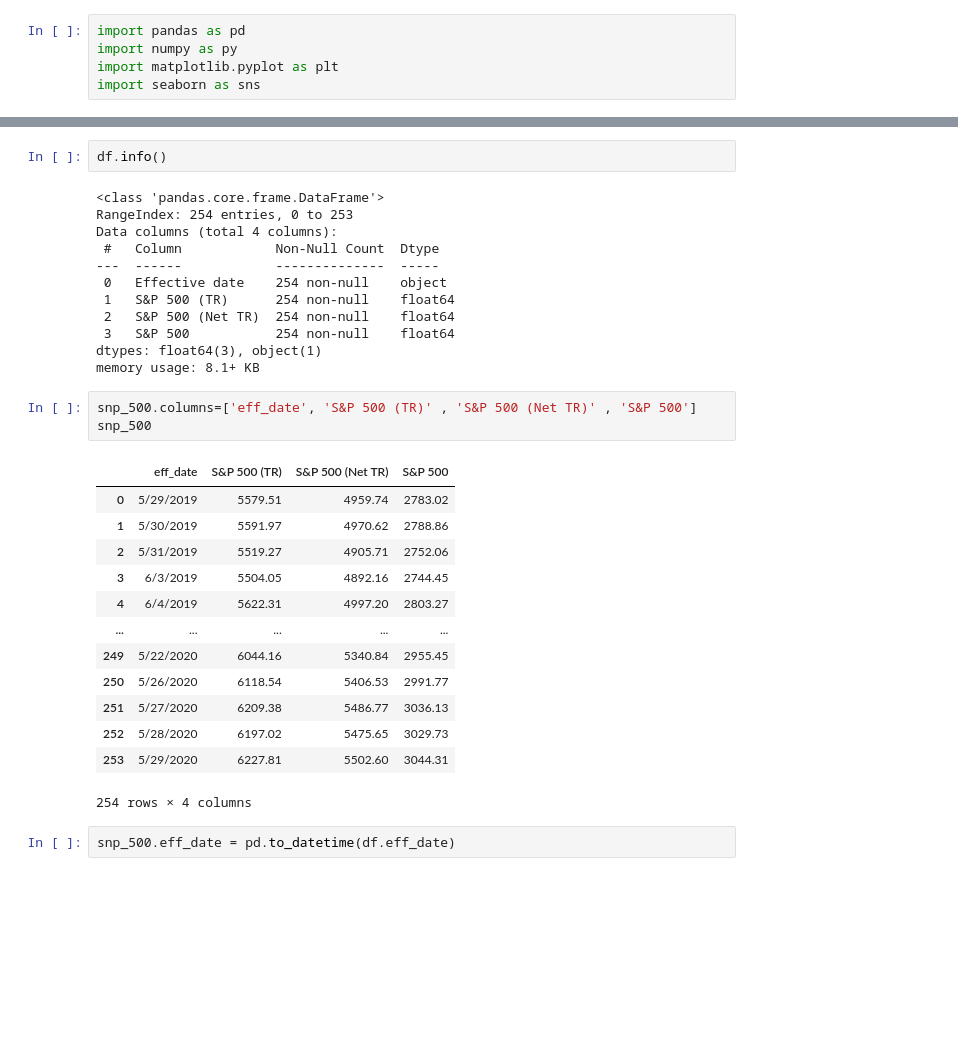
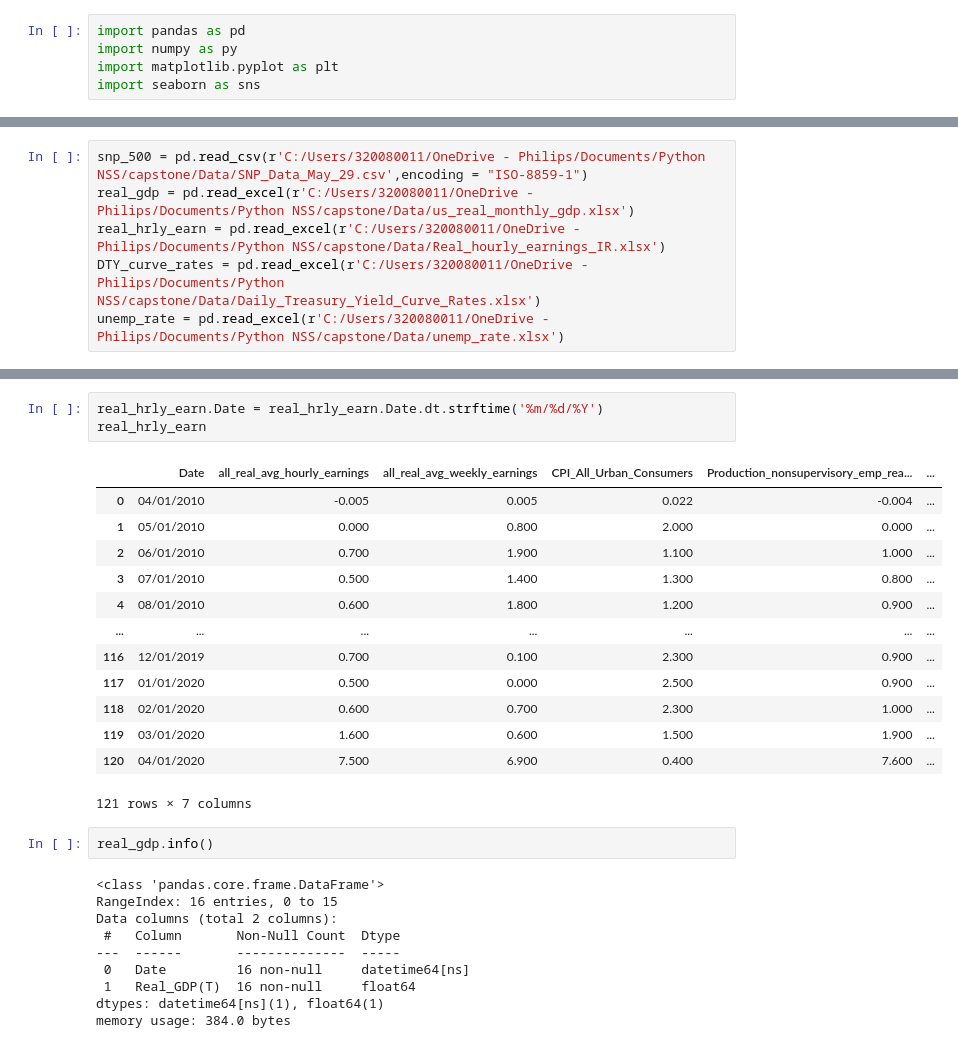
Before and after one commit to mtylerrobbins/NSS_Capstone_Stimulus, a Jupyter notebook: Notebooks/Capstone_covid_stimulus.ipynb, the cells around one changed output, grey strips where cells are left out. Saved outputs shown, nothing was run; the diff lists cells and outputs as text; blank space fills up the shorter version.

```diff
--- a/Notebooks/Capstone_covid_stimulus.ipynb
+++ b/Notebooks/Capstone_covid_stimulus.ipynb
@@ -23,0 +8,6 @@ df
+# %%
+snp_500 = pd.read_csv(r'C:/Users/320080011/OneDrive - Philips/Documents/Python NSS/capstone/Data/SNP_Data_May_29.csv',encoding = "ISO-8859-1")
+real_gdp = pd.read_excel(r'C:/Users/320080011/OneDrive - Philips/Documents/Python NSS/capstone/Data/us_real_monthly_gdp.xlsx')
+real_hrly_earn = pd.read_excel(r'C:/Users/320080011/OneDrive - Philips/Documents/Python NSS/capstone/Data/Real_hourly_earnings_IR.xlsx')
+DTY_curve_rates = pd.read_excel(r'C:/Users/320080011/OneDrive - Philips/Documents/Python NSS/capstone/Data/Daily_Treasury_Yield_Curve_Rates.xlsx')
+unemp_rate = pd.read_excel(r'C:/Users/320080011/OneDrive - Philips/Documents/Python NSS/capstone/Data/unemp_rate.xlsx')
@@ -24,33 +54,29 @@ df
+# %%
+real_hrly_earn.Date = real_hrly_earn.Date.dt.strftime('%m/%d/%Y')
+real_hrly_earn
+# %% [output]
+|  | Date | all_real_avg_hourly_earnings | all_real_avg_weekly_earnings | CPI_All_Urban_Consumers | Production_nonsupervisory_emp_rea... | ... |
+| 0 | 04/01/2010 | -0.005 | 0.005 | 0.022 | -0.004 | ... |
+| 1 | 05/01/2010 | 0.000 | 0.800 | 2.000 | 0.000 | ... |
+| 2 | 06/01/2010 | 0.700 | 1.900 | 1.100 | 1.000 | ... |
+| 3 | 07/01/2010 | 0.500 | 1.400 | 1.300 | 0.800 | ... |
+| 4 | 08/01/2010 | 0.600 | 1.800 | 1.200 | 0.900 | ... |
+| ... | ... | ... | ... | ... | ... | ... |
+| 116 | 12/01/2019 | 0.700 | 0.100 | 2.300 | 0.900 | ... |
+| 117 | 01/01/2020 | 0.500 | 0.000 | 2.500 | 0.900 | ... |
+| 118 | 02/01/2020 | 0.600 | 0.700 | 2.300 | 1.000 | ... |
+| 119 | 03/01/2020 | 1.600 | 0.600 | 1.500 | 1.900 | ... |
+| 120 | 04/01/2020 | 7.500 | 6.900 | 0.400 | 7.600 | ... |
+121 rows × 7 columns
 # %%
-df.info()
+real_gdp.info()
 # %% [output]
 <class 'pandas.core.frame.DataFrame'>
-RangeIndex: 254 entries, 0 to 253
-Data columns (total 4 columns):
- #   Column            Non-Null Count  Dtype
----  ------            --------------  -----
- 0   Effective date    254 non-null    object
- 1   S&P 500 (TR)      254 non-null    float64
- 2   S&P 500 (Net TR)  254 non-null    float64
- 3   S&P 500           254 non-null    float64
-dtypes: float64(3), object(1)
-memory usage: 8.1+ KB
+RangeIndex: 16 entries, 0 to 15
+Data columns (total 2 columns):
+ #   Column       Non-Null Count  Dtype
+---  ------       --------------  -----
+ 0   Date         16 non-null     datetime64[ns]
+ 1   Real_GDP(T)  16 non-null     float64
+dtypes: datetime64[ns](1), float64(1)
+memory usage: 384.0 bytes
-# %%
-snp_500.columns=['eff_date', 'S&P 500 (TR)' , 'S&P 500 (Net TR)' , 'S&P 500']
-snp_500
-# %% [output]
-|  | eff_date | S&P 500 (TR) | S&P 500 (Net TR) | S&P 500 |
-| 0 | 5/29/2019 | 5579.51 | 4959.74 | 2783.02 |
-| 1 | 5/30/2019 | 5591.97 | 4970.62 | 2788.86 |
-| 2 | 5/31/2019 | 5519.27 | 4905.71 | 2752.06 |
-| 3 | 6/3/2019 | 5504.05 | 4892.16 | 2744.45 |
-| 4 | 6/4/2019 | 5622.31 | 4997.20 | 2803.27 |
-| ... | ... | ... | ... | ... |
-| 249 | 5/22/2020 | 6044.16 | 5340.84 | 2955.45 |
-| 250 | 5/26/2020 | 6118.54 | 5406.53 | 2991.77 |
-| 251 | 5/27/2020 | 6209.38 | 5486.77 | 3036.13 |
-| 252 | 5/28/2020 | 6197.02 | 5475.65 | 3029.73 |
-| 253 | 5/29/2020 | 6227.81 | 5502.60 | 3044.31 |
-254 rows × 4 columns
-# %%
-snp_500.eff_date = pd.to_datetime(df.eff_date)
```
Also changed, not shown: parts of 14 cells of this notebook, 1 other file.
